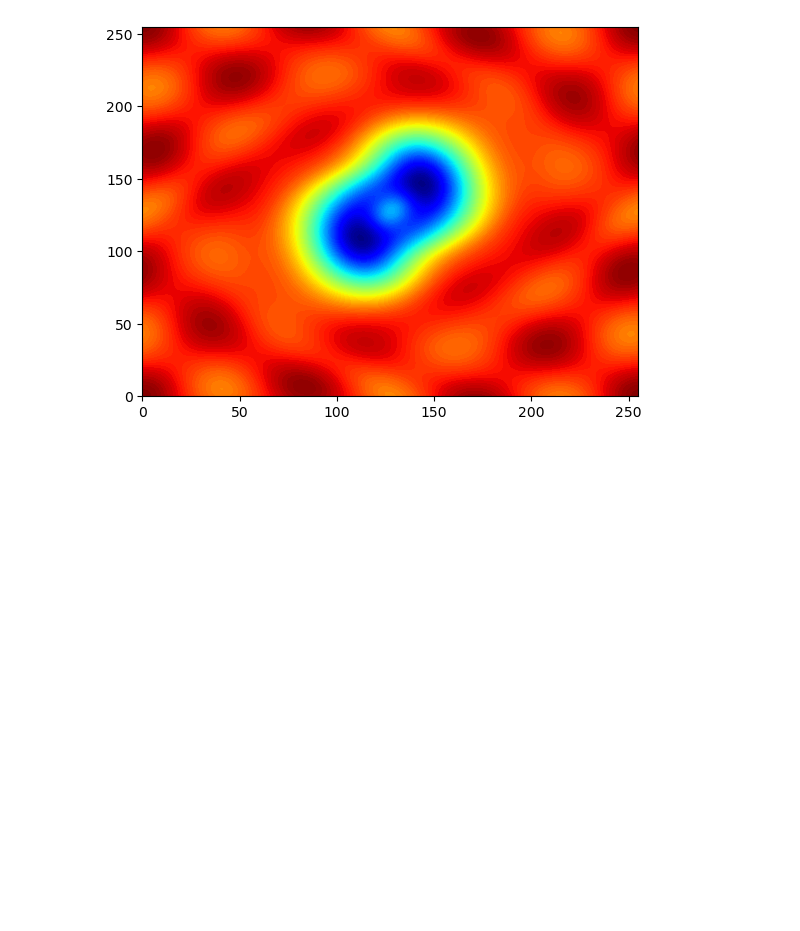
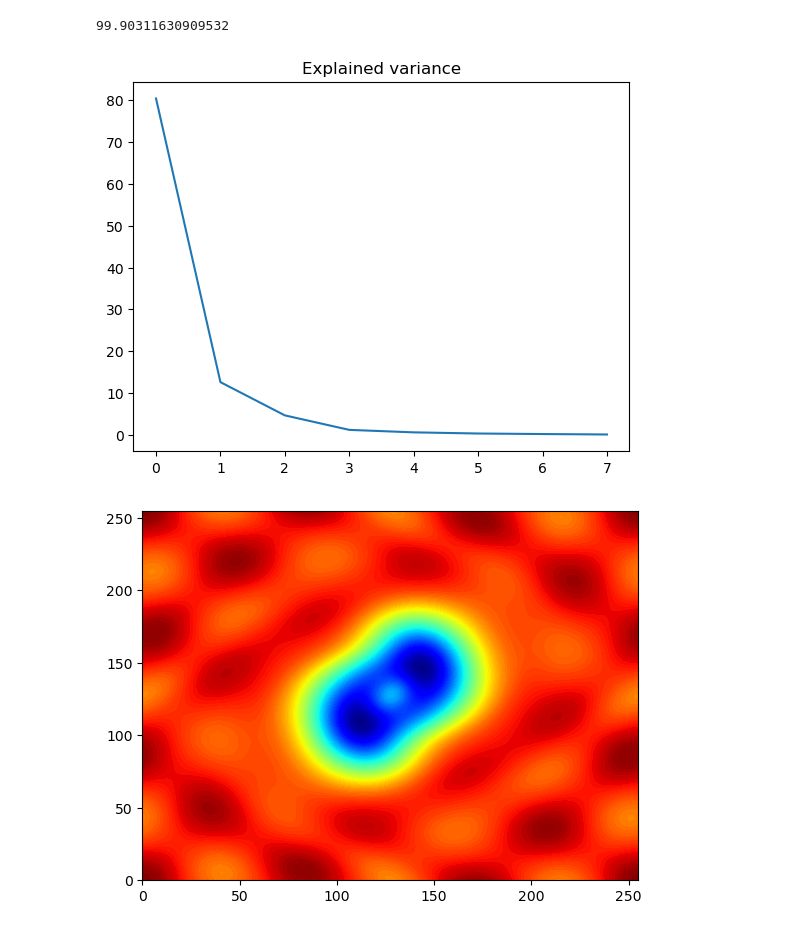
Before and after one commit to KristofferSkare/SpecialicationProject, a Jupyter notebook: Vortex merger/Sensor_Placement.ipynb, the cells around one changed output. Drawn from its saved outputs; the diff is of its cells as text; code cells hidden in the pictures; blank space fills up the shorter version.

```diff
--- a/Vortex merger/Sensor_Placement.ipynb
+++ b/Vortex merger/Sensor_Placement.ipynb
@@ -67,6 +69,14 @@ for p in range(0,nc):
 # %%
 u_vec = np.reshape(uo,((nx)*(ny),-1))
 Phi_vec,L,RIC = POD(u_vec,nr) #basis construction
+# %%
+L_ = L/np.sum(L)*100
+plt.plot(L_[:nr])
+plt.title("Explained variance")
+print(RIC)
+# %% [output]
+99.90311630909532
+[figure, added]
 # %%
 Phi=Phi_vec.reshape(nx,ny,nr)
 for i in range(0,nr):
```
Also changed, not shown: parts of 7 cells of this notebook, 4 other files.
